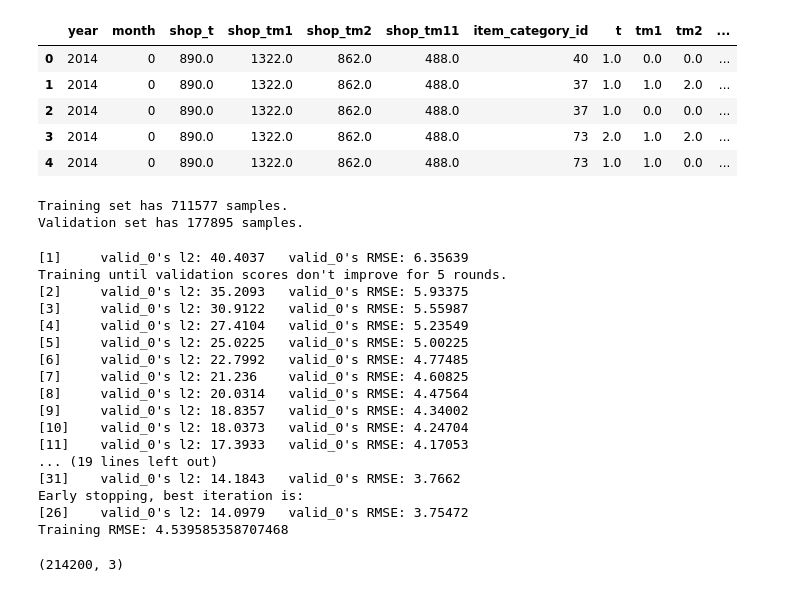
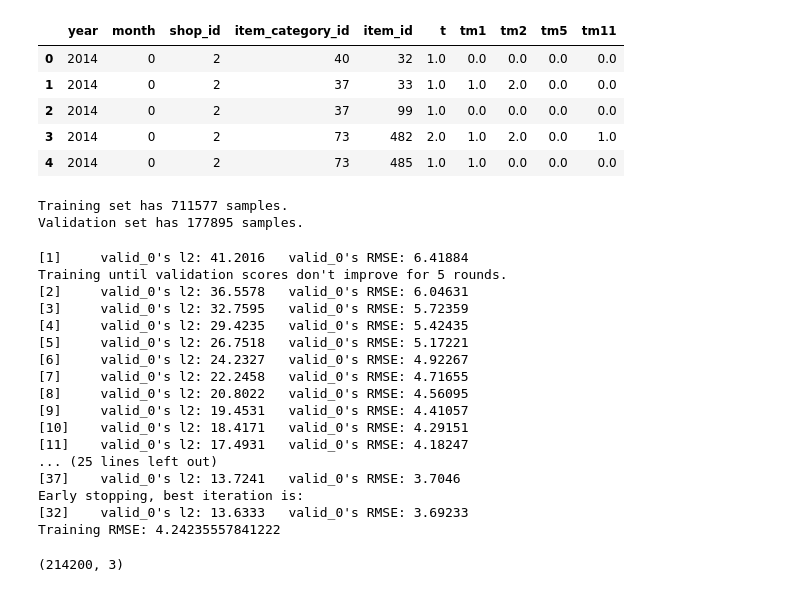
Before and after one commit to dylan-chu/Machine-Learning-Capstone, a Jupyter notebook: training.ipynb, the cells around one changed output. Saved outputs shown, nothing was run; the diff lists cells and outputs as text; code cells hidden in the pictures.

Commit message:
Add tm5 item count

```diff
--- a/training.ipynb
+++ b/training.ipynb
@@ -17,25 +17,27 @@ training_data.head()
 # %%
 y = training_data['tp1']
 
 #features_to_use = ['year','month','shop_id','item_category_id','item_id','t']
 #categ_features = ['year','month','shop_id','item_category_id','item_id']
-#features_to_use = ['year','month','shop_id','item_category_id','t','tm1','tm2','tm11']
+#features_to_use = ['year','month','shop_id','item_category_id','t','tm1','tm2','tm5','tm11']
 #categ_features = ['year','month','shop_id','item_category_id']
-#features_to_use = ['year','month','shop_id','categ_t','categ_tm1','categ_tm2','categ_tm11','t','tm1','tm2','tm11']
+#features_to_use = ['year','month','shop_id','categ_t','categ_tm1','categ_tm11','t','tm1','tm2','tm5','tm11']
 #categ_features = ['year','month','shop_id']
-#features_to_use = ['year','month','shop_t','shop_tm1','shop_tm2','shop_tm11','categ_t','categ_tm1','categ_tm2','categ_tm11','t','tm1','tm2','tm11']
+#features_to_use = ['year','month','shop_t','shop_tm1','shop_tm11','categ_t','categ_tm1','categ_tm11','t','tm1','tm2','tm5','tm11']
 #categ_features = ['year','month']
-features_to_use = ['year','month','shop_t','shop_tm1','shop_tm2','shop_tm11','item_category_id','t','tm1','tm2','tm11']
-categ_features = ['year','month','item_category_id']
+#features_to_use = ['year','month','shop_t','shop_tm1','shop_tm11','item_category_id','t','tm1','tm2','tm5','tm11']
+#categ_features = ['year','month','item_category_id']
+features_to_use = ['year','month','shop_id','item_category_id','item_id','t','tm1','tm2','tm5','tm11']
+categ_features = ['year','month','shop_id','item_category_id','item_id']
 X = training_data[features_to_use]
 X.head()
 # %% [output]
-|  | year | month | shop_t | shop_tm1 | shop_tm2 | shop_tm11 | item_category_id | t | tm1 | tm2 | ... |
-| 0 | 2014 | 0 | 890.0 | 1322.0 | 862.0 | 488.0 | 40 | 1.0 | 0.0 | 0.0 | ... |
-| 1 | 2014 | 0 | 890.0 | 1322.0 | 862.0 | 488.0 | 37 | 1.0 | 1.0 | 2.0 | ... |
-| 2 | 2014 | 0 | 890.0 | 1322.0 | 862.0 | 488.0 | 37 | 1.0 | 0.0 | 0.0 | ... |
-| 3 | 2014 | 0 | 890.0 | 1322.0 | 862.0 | 488.0 | 73 | 2.0 | 1.0 | 2.0 | ... |
-| 4 | 2014 | 0 | 890.0 | 1322.0 | 862.0 | 488.0 | 73 | 1.0 | 1.0 | 0.0 | ... |
+|  | year | month | shop_id | item_category_id | item_id | t | tm1 | tm2 | tm5 | tm11 |
+| 0 | 2014 | 0 | 2 | 40 | 32 | 1.0 | 0.0 | 0.0 | 0.0 | 0.0 |
+| 1 | 2014 | 0 | 2 | 37 | 33 | 1.0 | 1.0 | 2.0 | 0.0 | 0.0 |
+| 2 | 2014 | 0 | 2 | 37 | 99 | 1.0 | 0.0 | 0.0 | 0.0 | 0.0 |
+| 3 | 2014 | 0 | 2 | 73 | 482 | 2.0 | 1.0 | 2.0 | 0.0 | 1.0 |
+| 4 | 2014 | 0 | 2 | 73 | 485 | 1.0 | 1.0 | 0.0 | 0.0 | 0.0 |
 # %%
 # Import train_test_split
 from sklearn.model_selection import train_test_split
@@ -89,23 +91,23 @@ regressor_model = regressor.fit(X_train, y_train, categorical_feature=categ_feat
 predictions_train = regressor_model.predict(X_train)
 print('Training RMSE:', calc_RMSE(y_train, predictions_train))
 # %% [output]
-[1]     valid_0's l2: 40.4037   valid_0's RMSE: 6.35639
+[1]     valid_0's l2: 41.2016   valid_0's RMSE: 6.41884
 Training until validation scores don't improve for 5 rounds.
-[2]     valid_0's l2: 35.2093   valid_0's RMSE: 5.93375
-[3]     valid_0's l2: 30.9122   valid_0's RMSE: 5.55987
-[4]     valid_0's l2: 27.4104   valid_0's RMSE: 5.23549
-[5]     valid_0's l2: 25.0225   valid_0's RMSE: 5.00225
-[6]     valid_0's l2: 22.7992   valid_0's RMSE: 4.77485
-[7]     valid_0's l2: 21.236    valid_0's RMSE: 4.60825
-[8]     valid_0's l2: 20.0314   valid_0's RMSE: 4.47564
-[9]     valid_0's l2: 18.8357   valid_0's RMSE: 4.34002
-[10]    valid_0's l2: 18.0373   valid_0's RMSE: 4.24704
-[11]    valid_0's l2: 17.3933   valid_0's RMSE: 4.17053
-... (19 lines left out)
-[31]    valid_0's l2: 14.1843   valid_0's RMSE: 3.7662
+[2]     valid_0's l2: 36.5578   valid_0's RMSE: 6.04631
+[3]     valid_0's l2: 32.7595   valid_0's RMSE: 5.72359
+[4]     valid_0's l2: 29.4235   valid_0's RMSE: 5.42435
+[5]     valid_0's l2: 26.7518   valid_0's RMSE: 5.17221
+[6]     valid_0's l2: 24.2327   valid_0's RMSE: 4.92267
+[7]     valid_0's l2: 22.2458   valid_0's RMSE: 4.71655
+[8]     valid_0's l2: 20.8022   valid_0's RMSE: 4.56095
+[9]     valid_0's l2: 19.4531   valid_0's RMSE: 4.41057
+[10]    valid_0's l2: 18.4171   valid_0's RMSE: 4.29151
+[11]    valid_0's l2: 17.4931   valid_0's RMSE: 4.18247
+... (25 lines left out)
+[37]    valid_0's l2: 13.7241   valid_0's RMSE: 3.7046
 Early stopping, best iteration is:
-[26]    valid_0's l2: 14.0979   valid_0's RMSE: 3.75472
-Training RMSE: 4.539585358707468
+[32]    valid_0's l2: 13.6333   valid_0's RMSE: 3.69233
+Training RMSE: 4.24235557841222
 # %%
 test_file = pd.read_csv('data/provided/test.csv')
 print(test_file.shape)
```
Also changed, not shown: parts of 4 cells of this notebook, 1 other file.
